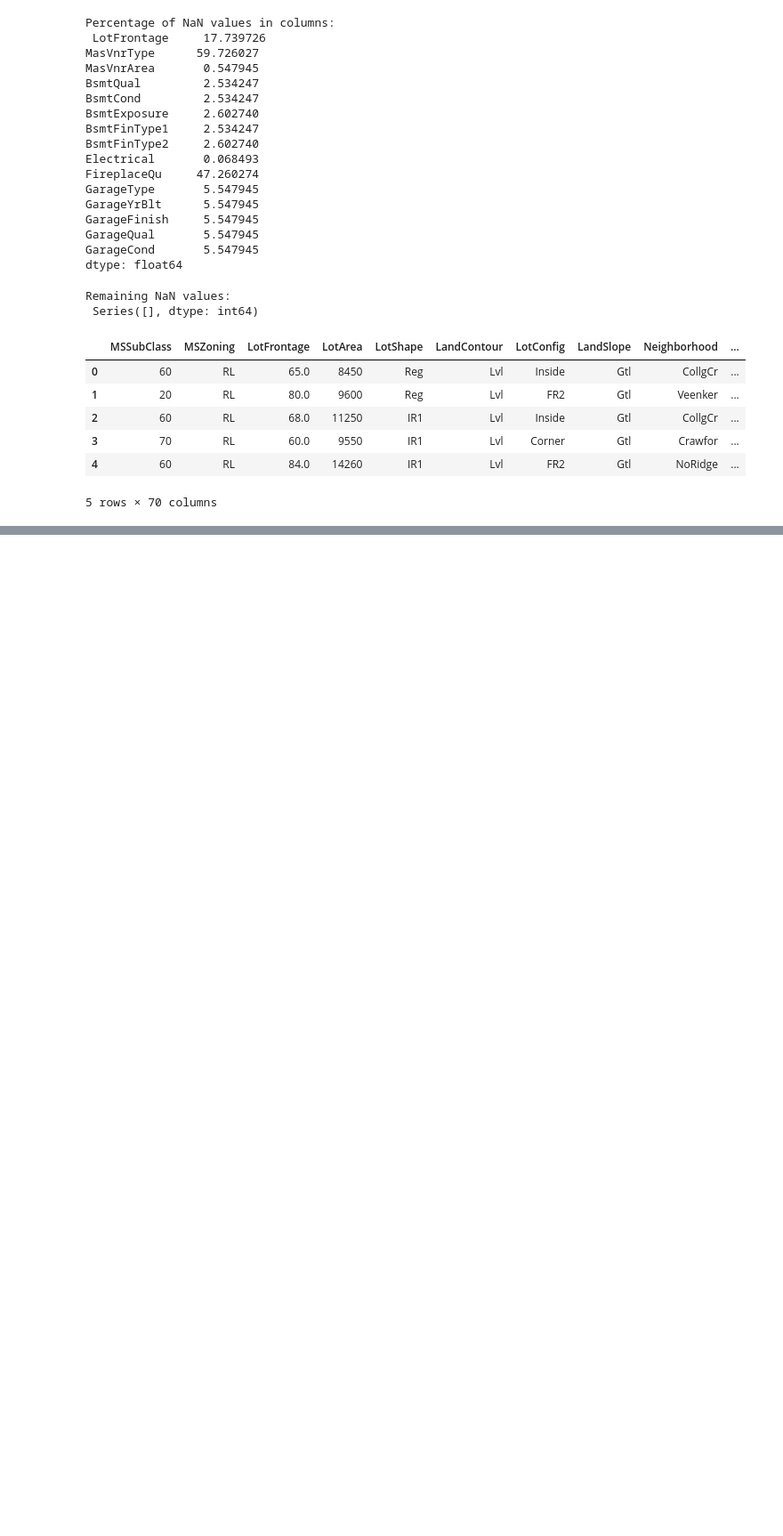
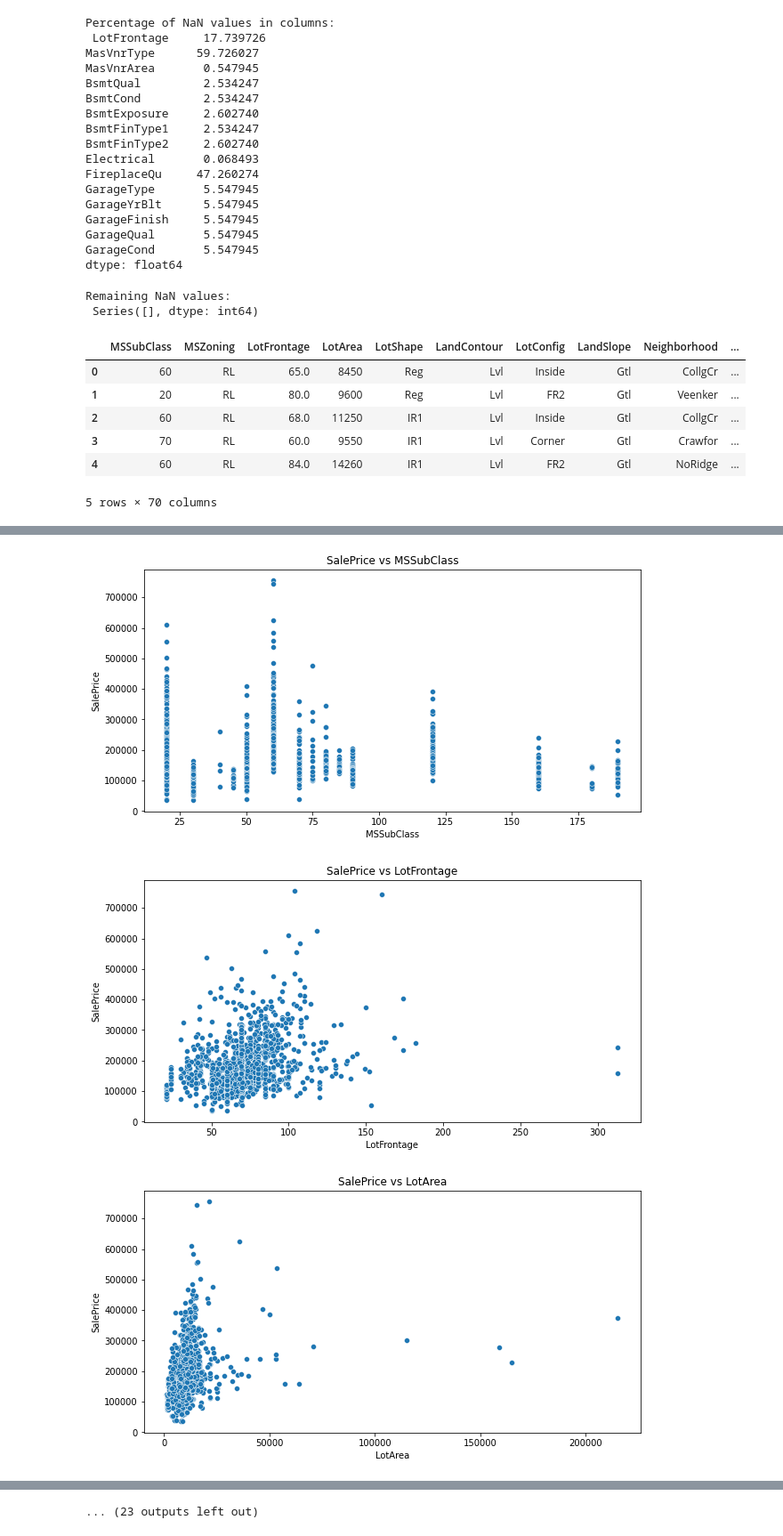
Before and after one commit to NamaembaSilali/House-Prices---Advanced-Regression-Techniques, a Jupyter notebook: index.ipynb, the cells around one changed output, grey strips where cells are left out. Shown at 89% size. Drawn from its saved outputs; the diff is of its cells as text; code cells hidden in the pictures; blank space fills up the shorter version.

```diff
--- a/index.ipynb
+++ b/index.ipynb
@@ -194,0 +270,11 @@ data.head()
+# %%
+# Scatter plots for continuous variables
+for col in numerical_cols:
+    plt.figure(figsize=(10, 5))
+    sns.scatterplot(x=data[col], y=data['SalePrice'])
+    plt.title(f'SalePrice vs {col}')
+    plt.show()
+# %% [output]
+[figure, added]
+[figure, added]
+[figure, added]
@@ -194,0 +290 @@ data.head()
+... (23 outputs left out)
```
Also changed, not shown: parts of 9 cells of this notebook.
